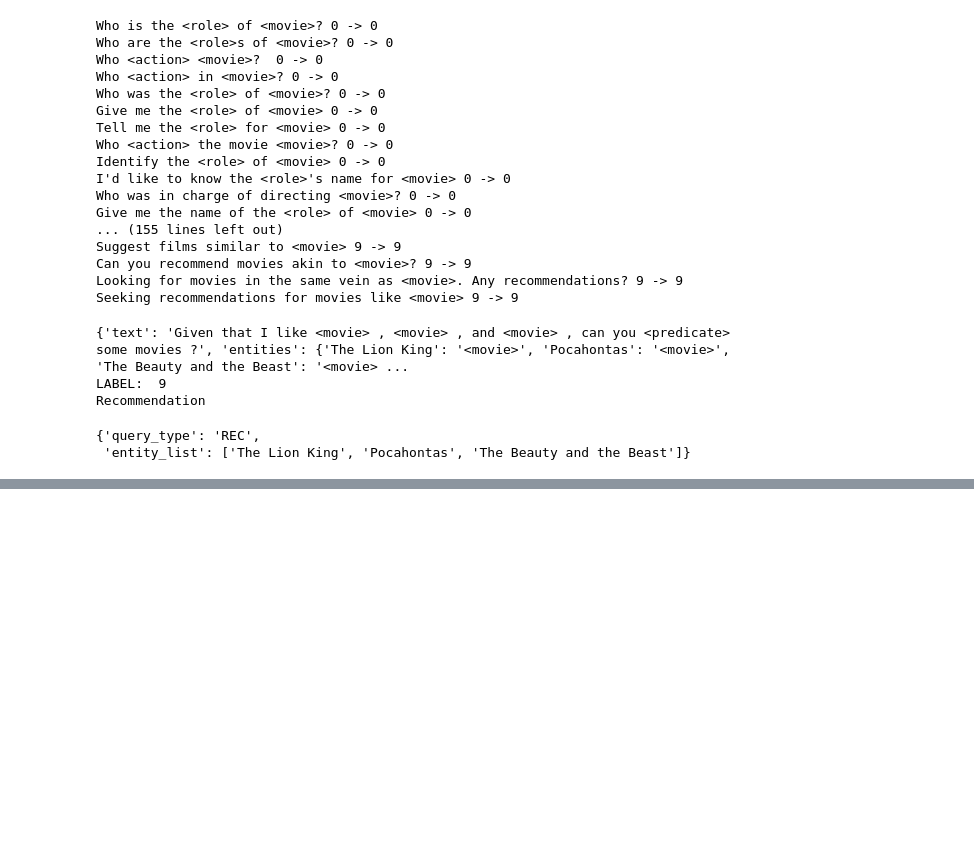
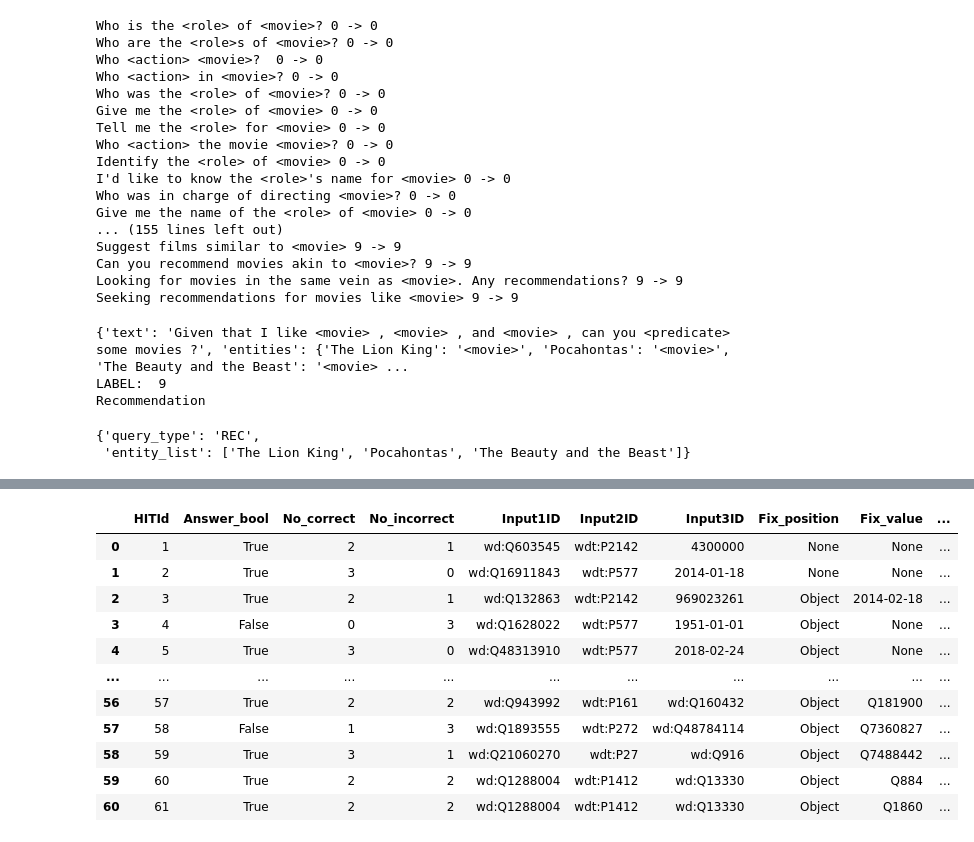
Before and after one commit to JorgeOrtizV/IntelligentConversationalAgent_ATAI, a Jupyter notebook: NER_test.ipynb, the cells around one changed output, grey strips where cells are left out. Saved outputs shown, nothing was run; the diff lists cells and outputs as text; code cells hidden in the pictures; blank space fills up the shorter version.

```diff
--- a/NER_test.ipynb
+++ b/NER_test.ipynb
@@ -1078,0 +1239,82 @@ query_list
+# %%
+#Calculating inter rater agreement
+# First get data with worker IDs. Filter out only workers in the particular task. Then calculate the positive and negative, and irr
+
+
+new_df = crowd_df[["HITId","WorkerId","AnswerID"]].copy()
+
+#pint(new_df)
+
+# THIS VARIABLE STATES WHICH TASK
+
+def get_inter_rater_agreement(task_id):
+
+    workers = []
+
+    for index, row in new_df.iterrows():
+        if(row["HITId"]==task_id):
+            workers.append(row["WorkerId"])
+
+
+    workers = list(set(workers))
+
+    print(workers)
+
+    no_correct = 0
+    no_wrong = 0
+    cur_id=-1
+
+    arr = np.zeros((61,2))
+    for index, row in new_df.iterrows():
+        if(row["WorkerId"] in workers):
+            #print(row["HITId"])
+            if(row['AnswerID']==1.0):
+                arr[row["HITId"]-1][0]+=1
+            else:
+                arr[row["HITId"]-1][1]+=1
+
+
+
+    arr = arr[~np.all(arr == 0, axis=1)]
+
+    #print(arr)
+
+
+    #break
+    #arr = new_df[["No_positive","No_negative"]].to_numpy()
+
+    pi_sum = 0
+    count = 0
+    for row in arr:
+        count+=1
+        n = row[0]+row[1]
+        pi = (row[0]*(row[0]-1) + row[1]*(row[1]-1))/(n*(n-1))
+        pi_sum+= pi
+        #print(count,pi_sum)
+
+    P_bar = pi_sum/count
+    print(P_bar)
+
+    pj_total = np.sum(arr,axis=0)
+    pj = np.divide(pj_total,np.sum(pj_total))
+
+    Pe_bar = np.sum(np.square(pj))
+
+    print(Pe_bar)
+
+    K = (P_bar - Pe_bar)/(1 - Pe_bar)
+
+    print("K = ", K)
+
+    return K
+
+
+IRA = []
+for task_id in range(1,62):
+    IRA.append(get_inter_rater_agreement(task_id))
+
+
+final_crowd_df["Inter_rater_agreement"] = IRA
+
+final_crowd_df
+# %% [output]
@@ -1078,0 +1338,12 @@ query_list
+|  | HITId | Answer_bool | No_correct | No_incorrect | Input1ID | Input2ID | Input3ID | Fix_position | Fix_value | ... |
+| 0 | 1 | True | 2 | 1 | wd:Q603545 | wdt:P2142 | 4300000 | None | None | ... |
+| 1 | 2 | True | 3 | 0 | wd:Q16911843 | wdt:P577 | 2014-01-18 | None | None | ... |
+| 2 | 3 | True | 2 | 1 | wd:Q132863 | wdt:P2142 | 969023261 | Object | 2014-02-18 | ... |
+| 3 | 4 | False | 0 | 3 | wd:Q1628022 | wdt:P577 | 1951-01-01 | Object | None | ... |
+| 4 | 5 | True | 3 | 0 | wd:Q48313910 | wdt:P577 | 2018-02-24 | Object | None | ... |
+| ... | ... | ... | ... | ... | ... | ... | ... | ... | ... | ... |
+| 56 | 57 | True | 2 | 2 | wd:Q943992 | wdt:P161 | wd:Q160432 | Object | Q181900 | ... |
+| 57 | 58 | False | 1 | 3 | wd:Q1893555 | wdt:P272 | wd:Q48784114 | Object | Q7360827 | ... |
+| 58 | 59 | True | 3 | 1 | wd:Q21060270 | wdt:P27 | wd:Q916 | Object | Q7488442 | ... |
+| 59 | 60 | True | 2 | 2 | wd:Q1288004 | wdt:P1412 | wd:Q13330 | Object | Q884 | ... |
+| 60 | 61 | True | 2 | 2 | wd:Q1288004 | wdt:P1412 | wd:Q13330 | Object | Q1860 | ... |
```
Also changed, not shown: parts of 16 cells of this notebook, 2 other files.
